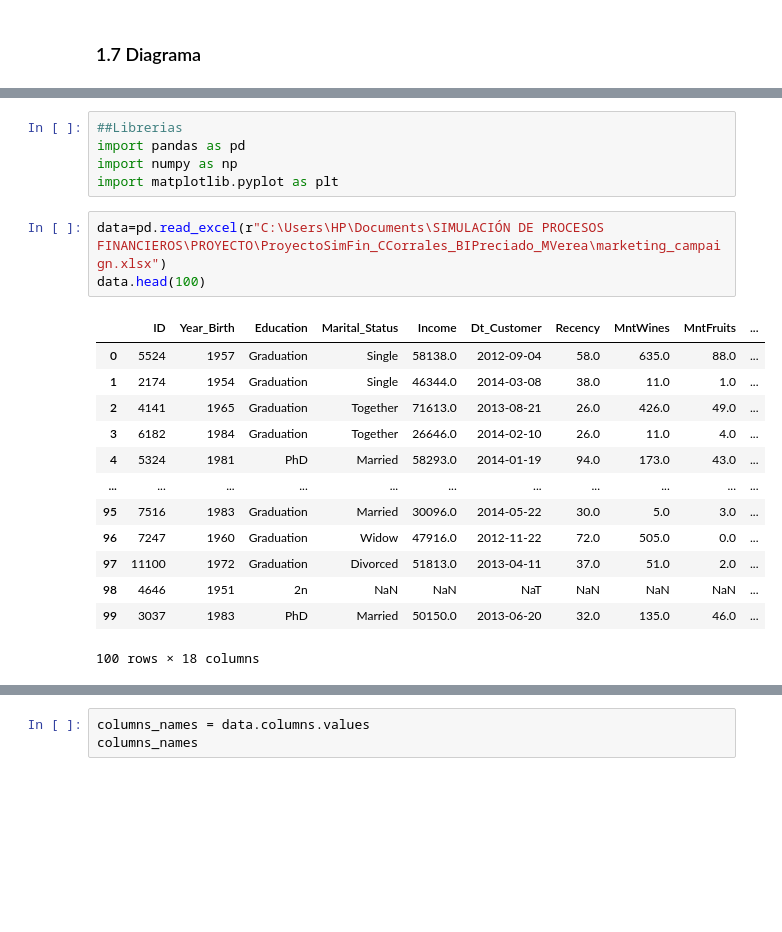
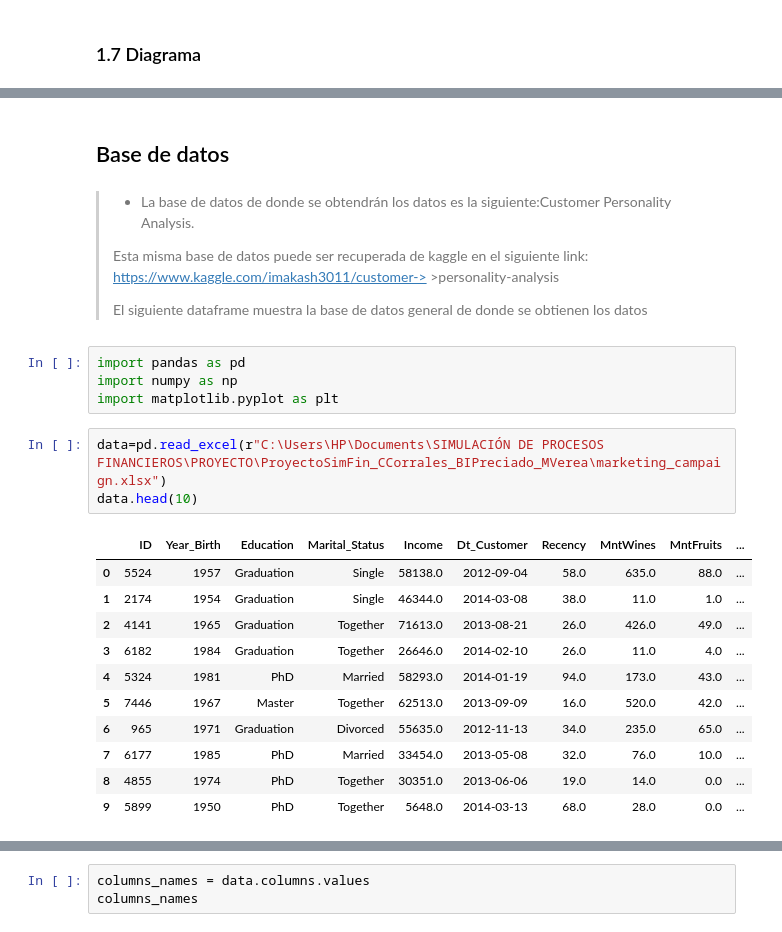
Before and after one commit to berlinpreciado21/ProyectoSimFin_CCorrales_BIPreciado_MVerea, a Jupyter notebook: PE1_BIPE_CCC_MV.ipynb, the cells around one changed output, grey strips where cells are left out. Drawn from its saved outputs; the diff is of its cells as text; blank space fills up the shorter version.

```diff
--- a/PE1_BIPE_CCC_MV.ipynb
+++ b/PE1_BIPE_CCC_MV.ipynb
@@ -57,27 +57,32 @@
 ### 1.7 Diagrama
 # %% [markdown]
 ![Captura1.PNG](attachment:Captura1.PNG)
+# %% [markdown]
+## Base de datos
+# %% [markdown]
+>- La base de datos de donde se obtendrán los datos es la siguiente:Customer Personality Analysis.
+>
+> Esta misma base de datos puede ser recuperada de kaggle en el siguiente link: https://www.kaggle.com/imakash3011/customer-> >personality-analysis
+>
+>El siguiente dataframe muestra la base de datos general de donde se obtienen los datos
 # %%
-##Librerias
 import pandas as pd
 import numpy as np
 import matplotlib.pyplot as plt
 # %%
 data=pd.read_excel(r"C:\Users\HP\Documents\SIMULACIÓN DE PROCESOS FINANCIEROS\PROYECTO\ProyectoSimFin_CCorrales_BIPreciado_MVerea\marketing_campaign.xlsx")
-data.head(100)
+data.head(10)
 # %% [output]
 |  | ID | Year_Birth | Education | Marital_Status | Income | Dt_Customer | Recency | MntWines | MntFruits | ... |
 | 0 | 5524 | 1957 | Graduation | Single | 58138.0 | 2012-09-04 | 58.0 | 635.0 | 88.0 | ... |
 | 1 | 2174 | 1954 | Graduation | Single | 46344.0 | 2014-03-08 | 38.0 | 11.0 | 1.0 | ... |
 | 2 | 4141 | 1965 | Graduation | Together | 71613.0 | 2013-08-21 | 26.0 | 426.0 | 49.0 | ... |
 | 3 | 6182 | 1984 | Graduation | Together | 26646.0 | 2014-02-10 | 26.0 | 11.0 | 4.0 | ... |
 | 4 | 5324 | 1981 | PhD | Married | 58293.0 | 2014-01-19 | 94.0 | 173.0 | 43.0 | ... |
-| ... | ... | ... | ... | ... | ... | ... | ... | ... | ... | ... |
-| 95 | 7516 | 1983 | Graduation | Married | 30096.0 | 2014-05-22 | 30.0 | 5.0 | 3.0 | ... |
-| 96 | 7247 | 1960 | Graduation | Widow | 47916.0 | 2012-11-22 | 72.0 | 505.0 | 0.0 | ... |
-| 97 | 11100 | 1972 | Graduation | Divorced | 51813.0 | 2013-04-11 | 37.0 | 51.0 | 2.0 | ... |
-| 98 | 4646 | 1951 | 2n | NaN | NaN | NaT | NaN | NaN | NaN | ... |
-| 99 | 3037 | 1983 | PhD | Married | 50150.0 | 2013-06-20 | 32.0 | 135.0 | 46.0 | ... |
+| 5 | 7446 | 1967 | Master | Together | 62513.0 | 2013-09-09 | 16.0 | 520.0 | 42.0 | ... |
+| 6 | 965 | 1971 | Graduation | Divorced | 55635.0 | 2012-11-13 | 34.0 | 235.0 | 65.0 | ... |
+| 7 | 6177 | 1985 | PhD | Married | 33454.0 | 2013-05-08 | 32.0 | 76.0 | 10.0 | ... |
+| 8 | 4855 | 1974 | PhD | Together | 30351.0 | 2013-06-06 | 19.0 | 14.0 | 0.0 | ... |
+| 9 | 5899 | 1950 | PhD | Together | 5648.0 | 2014-03-13 | 68.0 | 28.0 | 0.0 | ... |
-100 rows × 18 columns
 # %%
 def dqr(data):
```
Also changed, not shown: parts of 12 cells of this notebook.
